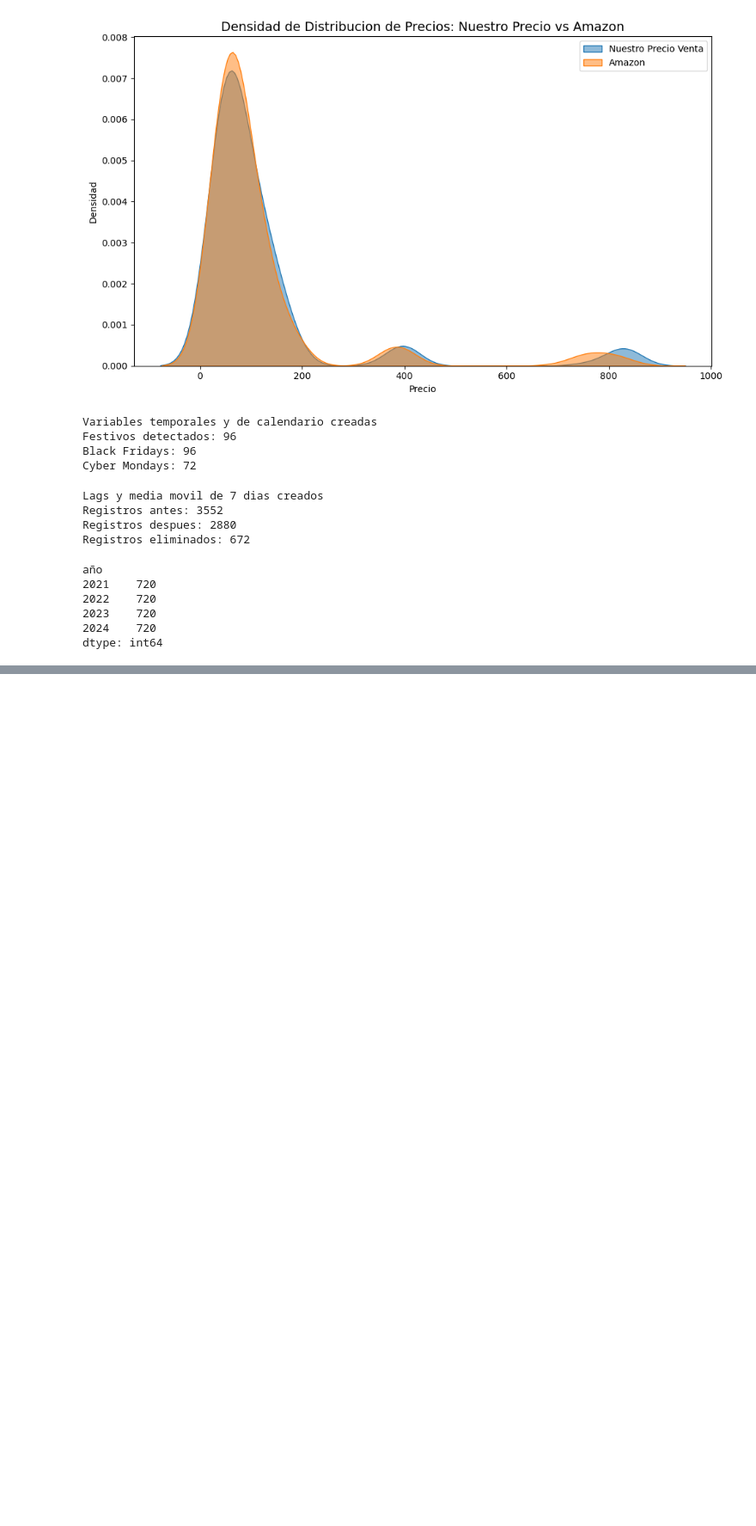
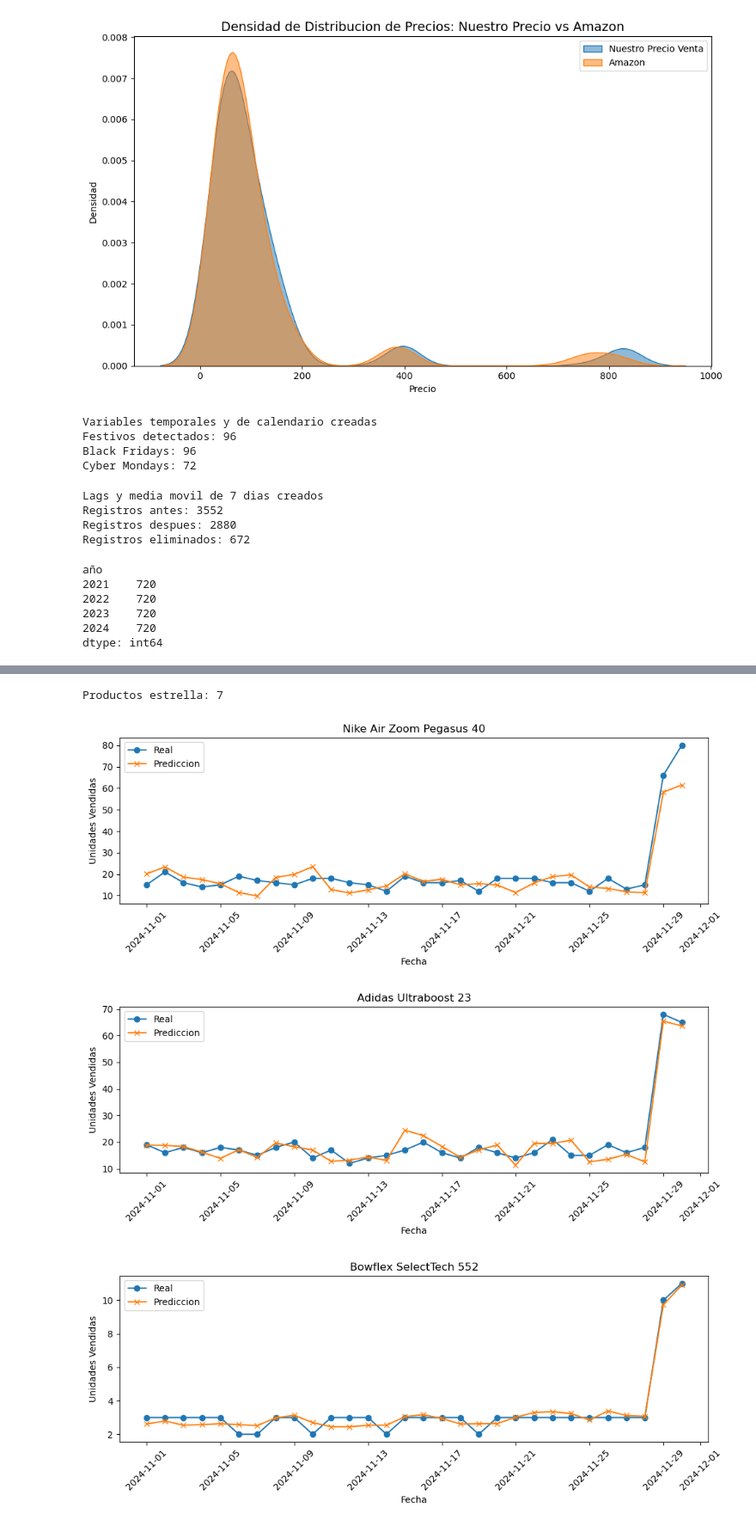
Before and after one commit to jeo20/ds4b, a Jupyter notebook: notebooks/entrenamiento.ipynb, the cells around one changed output, grey strips where cells are left out. Shown at 86% size. Cells and saved outputs as stored; diff of their text form; code cells hidden in the pictures; blank space fills up the shorter version.

Commit message:
11_Creación y Evaluación del modelo - 11:20

```diff
--- a/notebooks/entrenamiento.ipynb
+++ b/notebooks/entrenamiento.ipynb
@@ -524,3 +524,10 @@ df.columns.tolist()
  'subcategoria_h_Ropa Running',
  'subcategoria_h_Zapatillas Running',
  'subcategoria_h_Zapatillas Trail']
+# %%
+# Divido df en train (2021-2023) y validation (2024)
+train_df = df[df['año'].isin([2021, 2022, 2023])]
+validation_df = df[df['año'] == 2024]
+
+print(f"Train_df registros: {len(train_df)}")
+print(f"Validation_df registros: {len(validation_df)}")
@@ -526,0 +606,30 @@ df.columns.tolist()
+# %%
+# Predicciones para noviembre 2024 por producto estrella
+nov2024 = validation_df[(validation_df['mes'] == 11)]
+
+productos_estrella = df[df['es_estrella'] == True]['nombre'].unique()
+print(f'Productos estrella: {len(productos_estrella)}')
+
+for producto in productos_estrella:
+    prod_data = nov2024[nov2024['nombre'] == producto].sort_values('fecha')
+
+    if len(prod_data) > 0:
+        X_prod = prod_data[feature_cols]
+        y_actual = prod_data[target].values
+        y_pred_prod = model.predict(X_prod)
+
+        plt.figure(figsize=(10, 4))
+        plt.plot(prod_data['fecha'], y_actual, label='Real', marker='o')
+        plt.plot(prod_data['fecha'], y_pred_prod, label='Prediccion', marker='x')
+        plt.title(f'{producto}', fontsize=12)
+        plt.xlabel('Fecha')
+        plt.ylabel('Unidades Vendidas')
+        plt.legend()
+        plt.xticks(rotation=45)
+        plt.tight_layout()
+        plt.show()
+# %% [output]
+Productos estrella: 7
+[figure, added]
+[figure, added]
+[figure, added]
```
Also changed, not shown: parts of 9 cells of this notebook, 2 other files.
